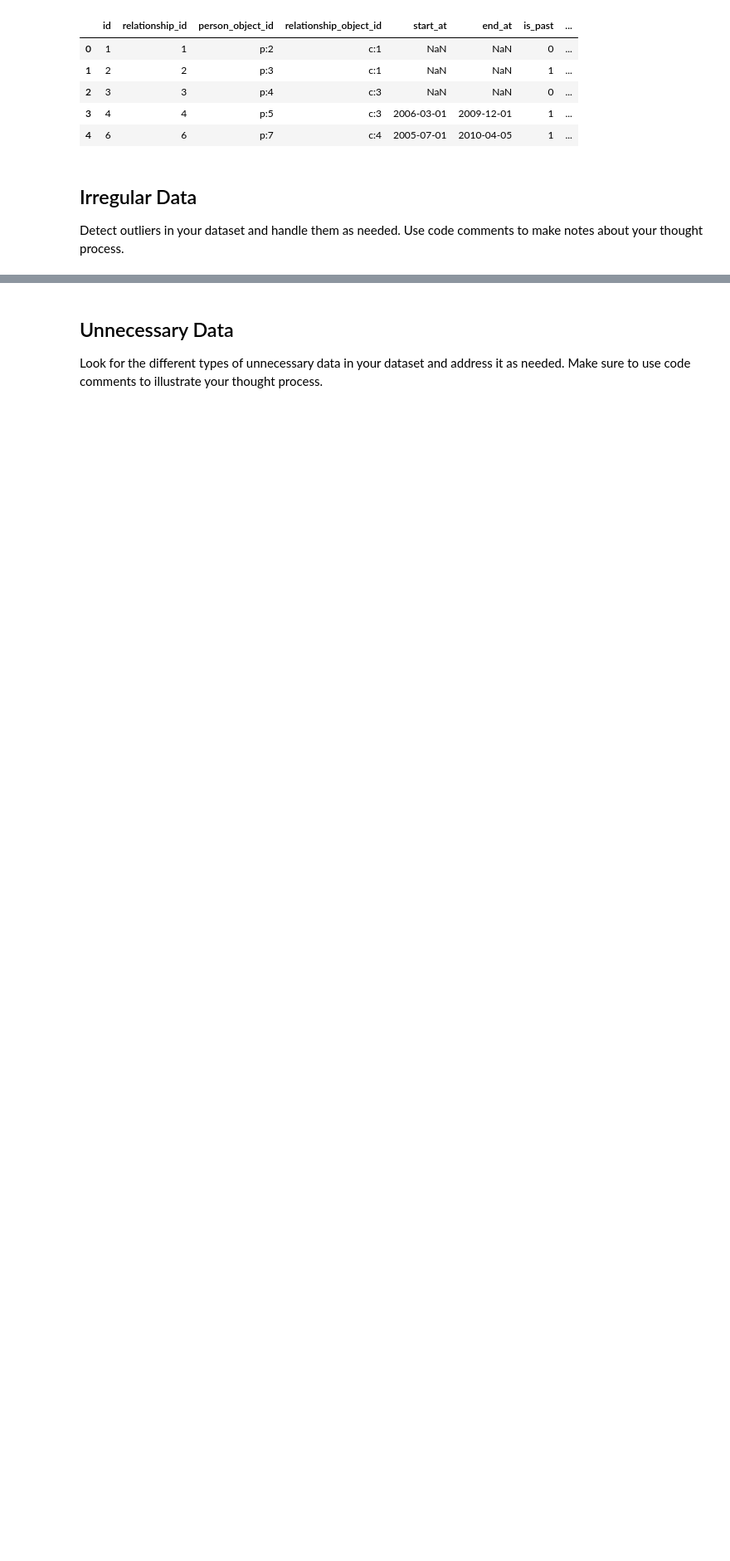
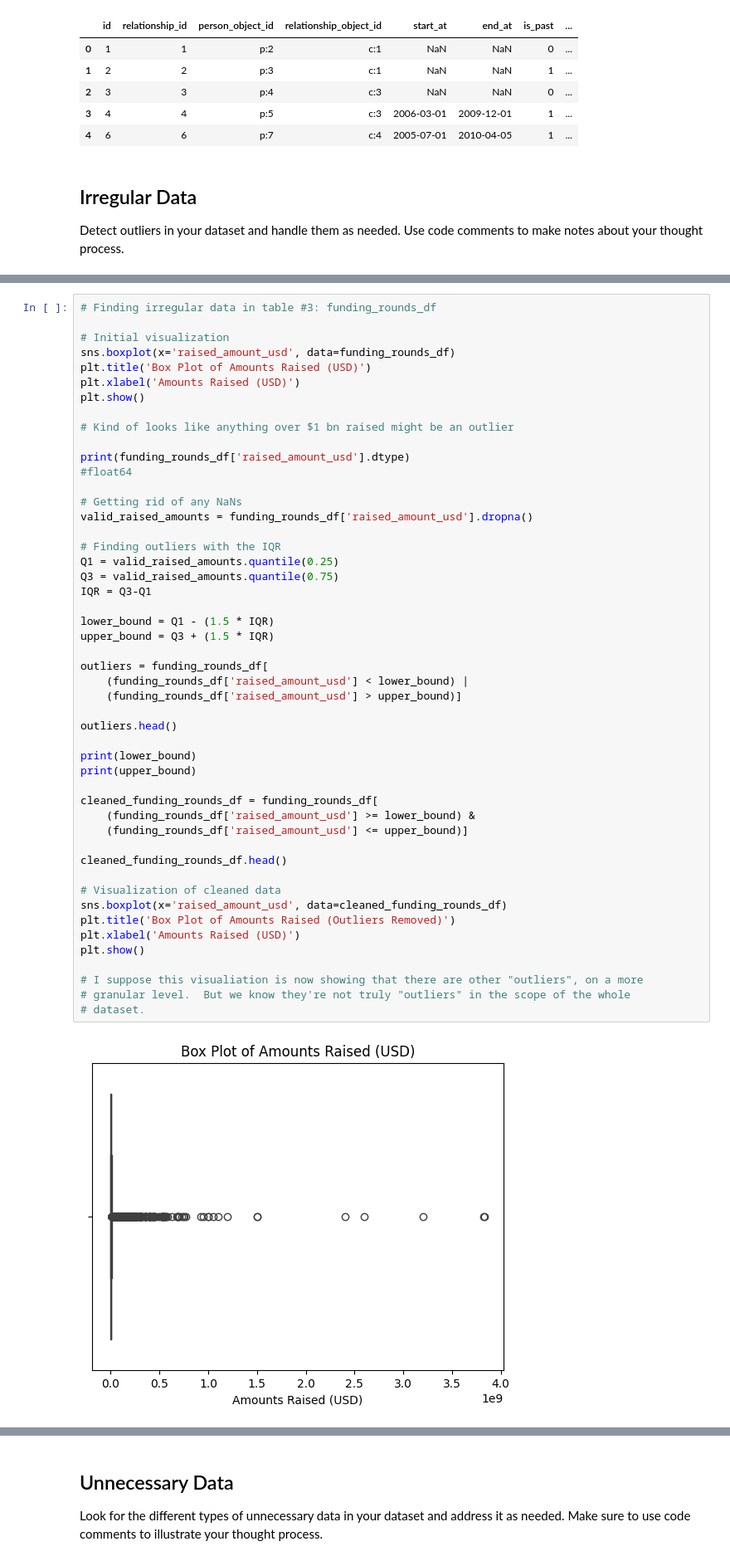
Before and after one commit to bradleytkay/cleaning-data-checkpoint, a Jupyter notebook: checkpoint-three.ipynb, the cells around one changed output, grey strips where cells are left out. Shown: that part at 83% size. Cells and saved outputs as stored; diff of their text form; blank space fills up the shorter version.

Commit message:
done up to unncessary funding_round_df

```diff
--- a/checkpoint-three.ipynb
+++ b/checkpoint-three.ipynb
@@ -605,0 +614,51 @@ degrees_sorted.head()
+# %%
+# Finding irregular data in table #3: funding_rounds_df
+
+# Initial visualization
+sns.boxplot(x='raised_amount_usd', data=funding_rounds_df)
+plt.title('Box Plot of Amounts Raised (USD)')
+plt.xlabel('Amounts Raised (USD)')
+plt.show()
+
+# Kind of looks like anything over $1 bn raised might be an outlier
+
+print(funding_rounds_df['raised_amount_usd'].dtype)
+#float64
+
+# Getting rid of any NaNs
+valid_raised_amounts = funding_rounds_df['raised_amount_usd'].dropna()
+
+# Finding outliers with the IQR
+Q1 = valid_raised_amounts.quantile(0.25)
+Q3 = valid_raised_amounts.quantile(0.75)
+IQR = Q3-Q1
+
+lower_bound = Q1 - (1.5 * IQR)
+upper_bound = Q3 + (1.5 * IQR)
+
+outliers = funding_rounds_df[
+    (funding_rounds_df['raised_amount_usd'] < lower_bound) |
+    (funding_rounds_df['raised_amount_usd'] > upper_bound)]
+
+outliers.head()
+
+print(lower_bound)
+print(upper_bound)
+
+cleaned_funding_rounds_df = funding_rounds_df[
+    (funding_rounds_df['raised_amount_usd'] >= lower_bound) &
+    (funding_rounds_df['raised_amount_usd'] <= upper_bound)]
+
+cleaned_funding_rounds_df.head()
+
+# Visualization of cleaned data
+sns.boxplot(x='raised_amount_usd', data=cleaned_funding_rounds_df)
+plt.title('Box Plot of Amounts Raised (Outliers Removed)')
+plt.xlabel('Amounts Raised (USD)')
+plt.show()
+
+# I suppose this visualiation is now showing that there are other "outliers", on a more
+# granular level.  But we know they're not truly "outliers" in the scope of the whole
+# dataset.
+# %% [output]
+[figure, added]
```
Also changed, not shown: parts of 17 cells of this notebook.
